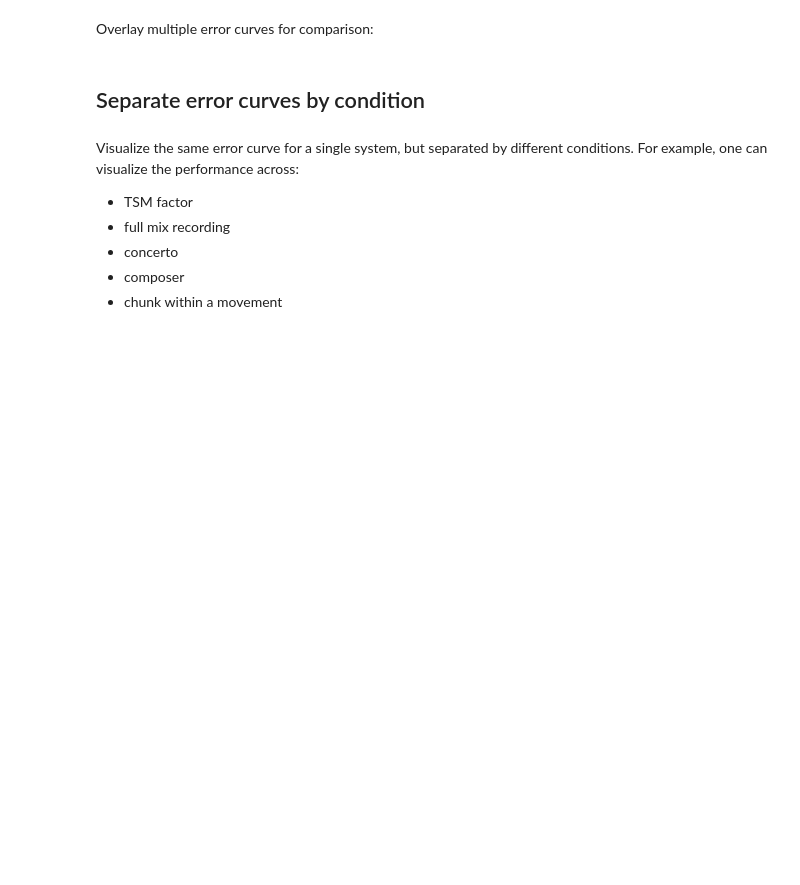
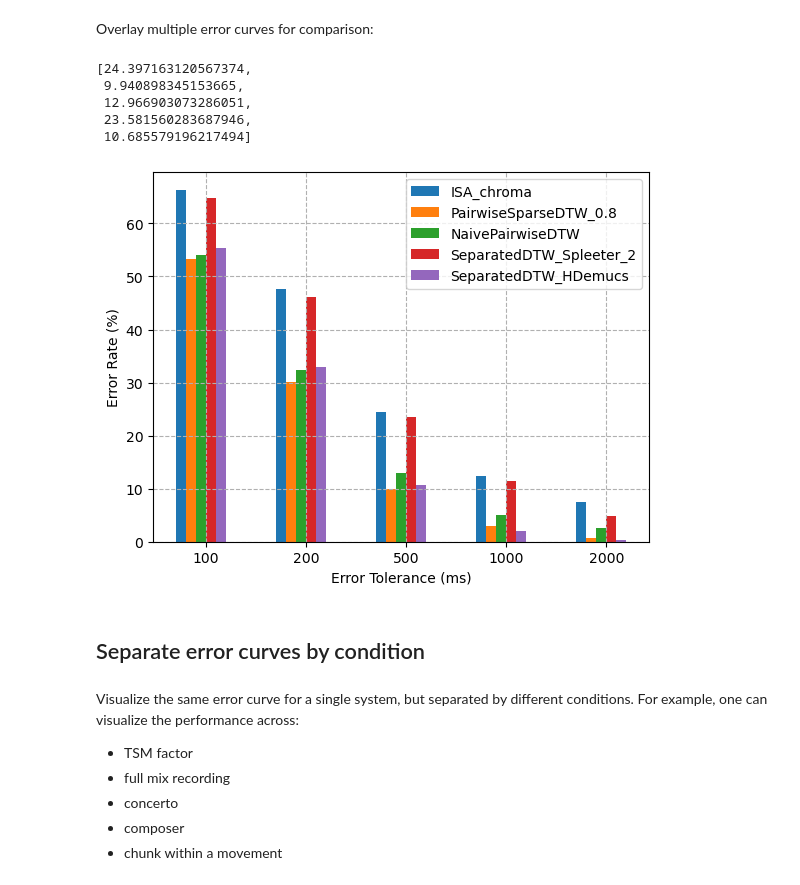
Before and after one commit to HMC-MIR/PianoConcertoAccompaniment, a Jupyter notebook: 03_Evaluate.ipynb, the cells around one changed output. Saved outputs shown, nothing was run; the diff lists cells and outputs as text; code cells hidden in the pictures; blank space fills up the shorter version.

```diff
--- a/03_Evaluate.ipynb
+++ b/03_Evaluate.ipynb
@@ -92,10 +101,17 @@ for i in [100,200,500,1000,2000]:
 # %% [markdown]
 Overlay multiple error curves for comparison:
 # %%
-systems_to_compare = ['NaivePairwiseDTW', 'ISA','SeparatedDTW_Spleeter','SeparatedDTW_HDemucs', 'PairwiseSparseDTW_0.8']
+systems_to_compare = systems
 eval_dirs = [f'eval/{s}' for s in systems_to_compare]
 errRates_list, tols = plotErrorVsTolerance(eval_dirs, maxTol, savefile='Results.png')
 [errRates_list[i][500]*100.0 for i in range(len(eval_dirs))]
+# %% [output]
+[24.397163120567374,
+ 9.940898345153665,
+ 12.966903073286051,
+ 23.581560283687946,
+ 10.685579196217494]
+[figure, added]
 # %% [markdown]
 ## Separate error curves by condition
 # %% [markdown]
```
Also changed, not shown: parts of 2 cells of this notebook, 16 other files.
